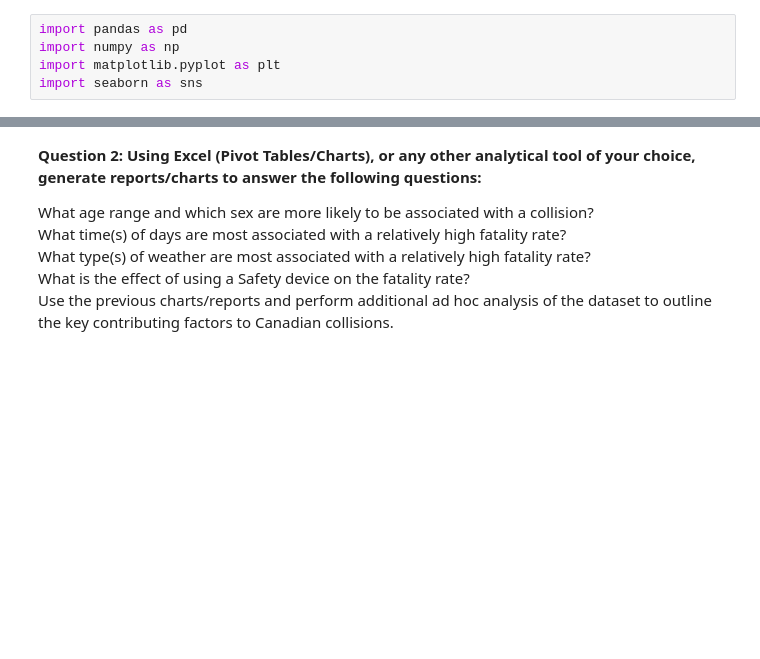
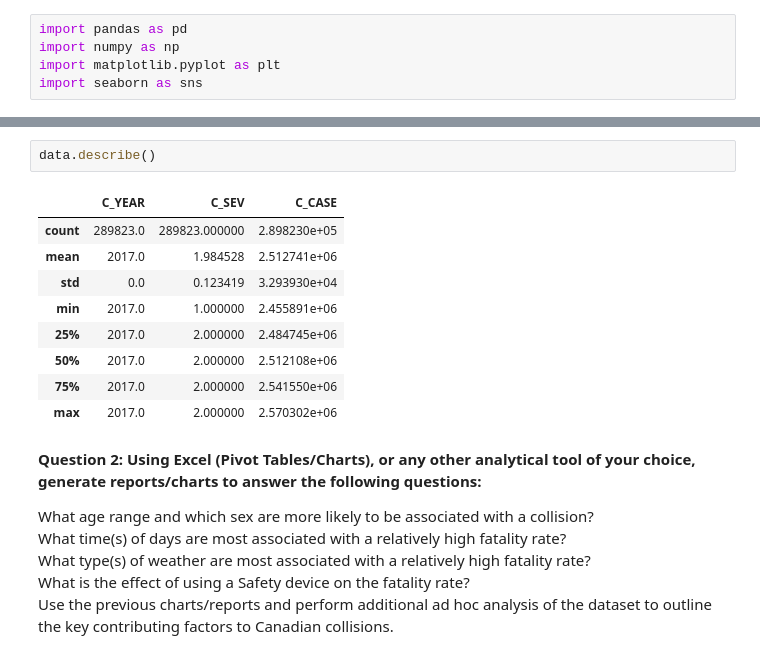
Before and after one commit to pokwir/National-Collision-Database-Analysis, a Jupyter notebook: notebooks/data_analysis.ipynb, the cells around one changed output, grey strips where cells are left out. Cells and saved outputs as stored; diff of their text form; blank space fills up the shorter version.

```diff
--- a/notebooks/data_analysis.ipynb
+++ b/notebooks/data_analysis.ipynb
@@ -15,6 +15,18 @@ df.head()
 | 3 | 2017 | 1 | 1 | 17 | 2 | 2 | 21 | UU | 1 | 1 | ... | ... |
 | 4 | 2017 | 1 | 1 | 17 | 2 | 2 | 21 | UU | 1 | 1 | ... | ... |
 5 rows × 23 columns
+# %%
+data.describe()
+# %% [output]
+|  | C_YEAR | C_SEV | C_CASE |
+| count | 289823.0 | 289823.000000 | 2.898230e+05 |
+| mean | 2017.0 | 1.984528 | 2.512741e+06 |
+| std | 0.0 | 0.123419 | 3.293930e+04 |
+| min | 2017.0 | 1.000000 | 2.455891e+06 |
+| 25% | 2017.0 | 2.000000 | 2.484745e+06 |
+| 50% | 2017.0 | 2.000000 | 2.512108e+06 |
+| 75% | 2017.0 | 2.000000 | 2.541550e+06 |
+| max | 2017.0 | 2.000000 | 2.570302e+06 |
 # %% [markdown]
 **Question 2: Using Excel (Pivot Tables/Charts), or any other analytical tool of your choice, generate reports/charts to answer the following questions:**
 
```
Also changed, not shown: parts of 20 cells of this notebook, 1 other file.
